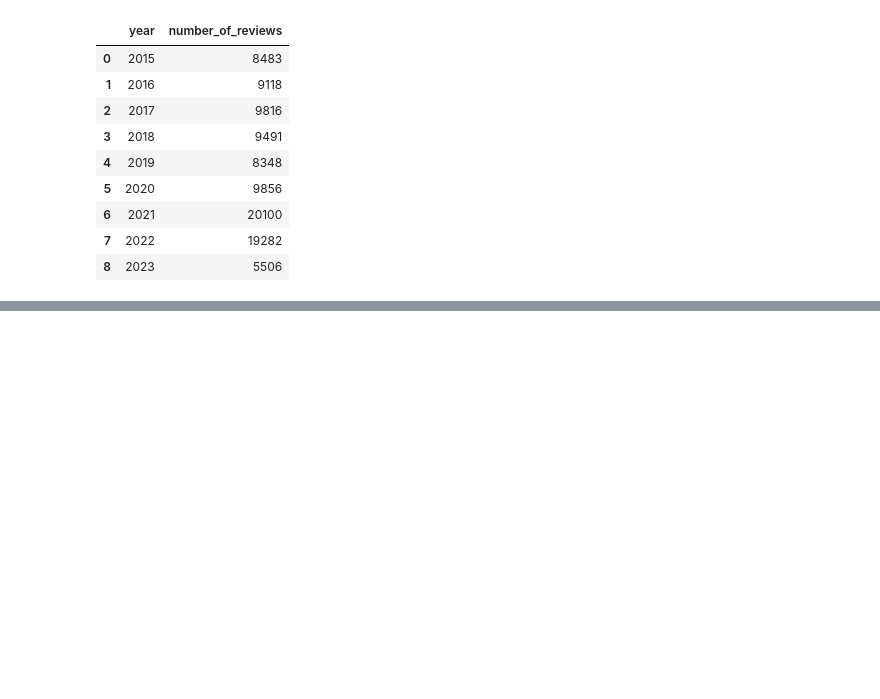
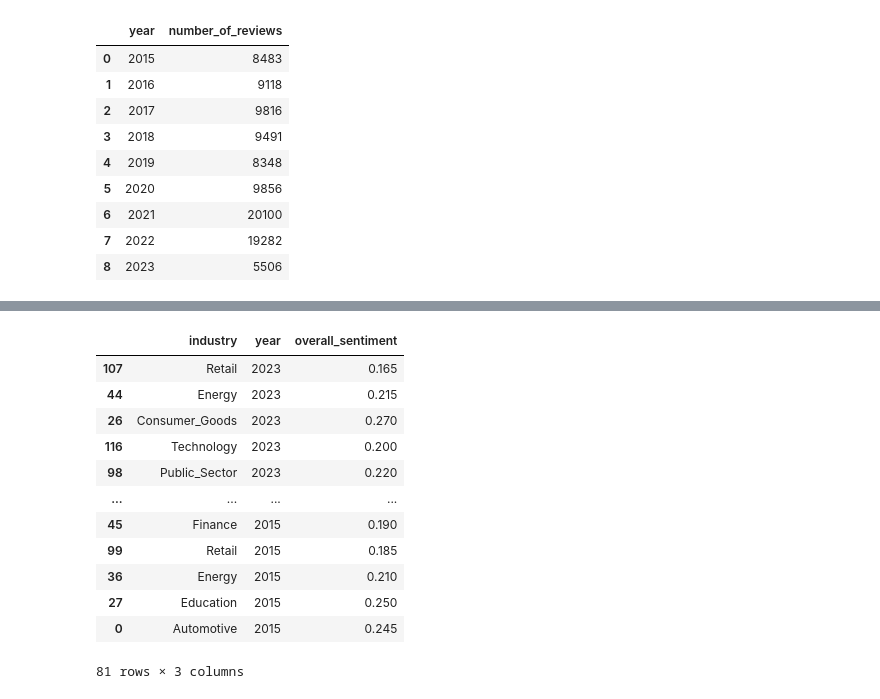
Before and after one commit to simovaeliska/employee_wellbeing_eda, a Jupyter notebook: notebooks/department_analysis.ipynb, the cells around one changed output, grey strips where cells are left out. Saved outputs shown, nothing was run; the diff lists cells and outputs as text; code cells hidden in the pictures; blank space fills up the shorter version.

```diff
--- a/notebooks/department_analysis.ipynb
+++ b/notebooks/department_analysis.ipynb
@@ -1037,0 +1234,26 @@ display(reviews_per_year)
+# %%
+selected_industries = ['Technology', 'Finance', 'Education', 'Healthcare', 'Consumer_Goods', 'Energy', 'Automotive', 'Public_Sector', 'Retail']
+
+# get the filtered data by selected industries
+filtered_data = sentiment_per_industry[sentiment_per_industry['industry'].isin(selected_industries)]
+
+# get the plot with filtered data
+fig = px.line(filtered_data,
+              x='year',
+              y='overall_sentiment',
+              color='industry',
+              title="Sentiment by Industry",
+              labels={"overall_sentiment": "Overall sentiment", "year": "Year", "industry": "Industry"},
+              line_group='industry')
+
+# improve layout
+fig.update_layout(
+    xaxis_title="Year",
+    yaxis_title="Overall sentiment",
+    legend_title="Industry",
+    height=500,
+    width=1000
+)
+
+# Show the plot
+fig.show()
@@ -1037,0 +1262,16 @@ display(reviews_per_year)
+# %%
+filtered_data
+# %% [output]
+|  | industry | year | overall_sentiment |
+| 107 | Retail | 2023 | 0.165 |
+| 44 | Energy | 2023 | 0.215 |
+| 26 | Consumer_Goods | 2023 | 0.270 |
+| 116 | Technology | 2023 | 0.200 |
+| 98 | Public_Sector | 2023 | 0.220 |
+| ... | ... | ... | ... |
+| 45 | Finance | 2015 | 0.190 |
+| 99 | Retail | 2015 | 0.185 |
+| 36 | Energy | 2015 | 0.210 |
+| 27 | Education | 2015 | 0.250 |
+| 0 | Automotive | 2015 | 0.245 |
+81 rows × 3 columns
```
Also changed, not shown: parts of 16 cells of this notebook, 16 other files.
